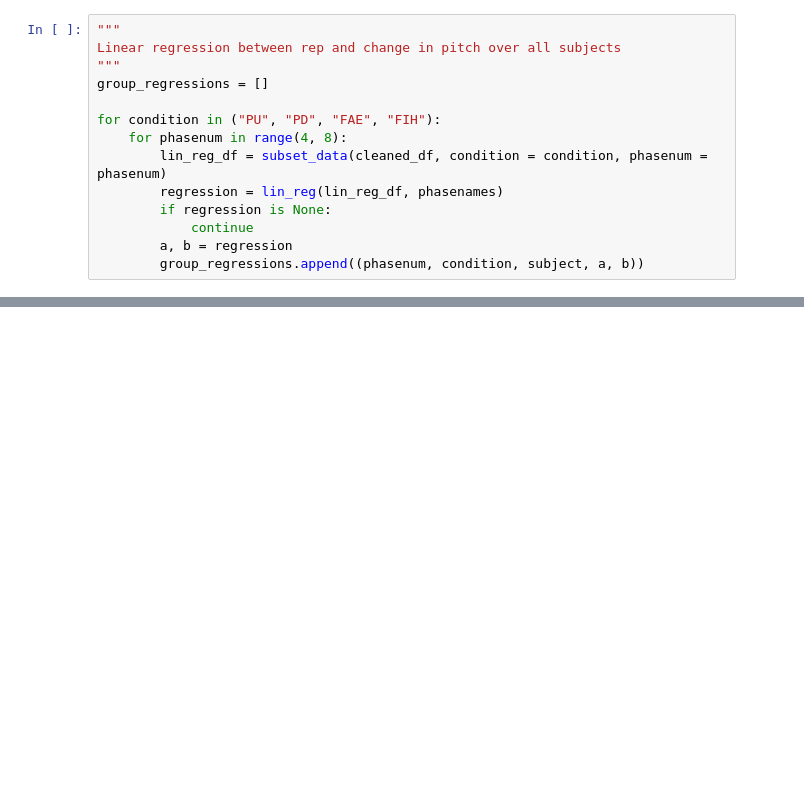
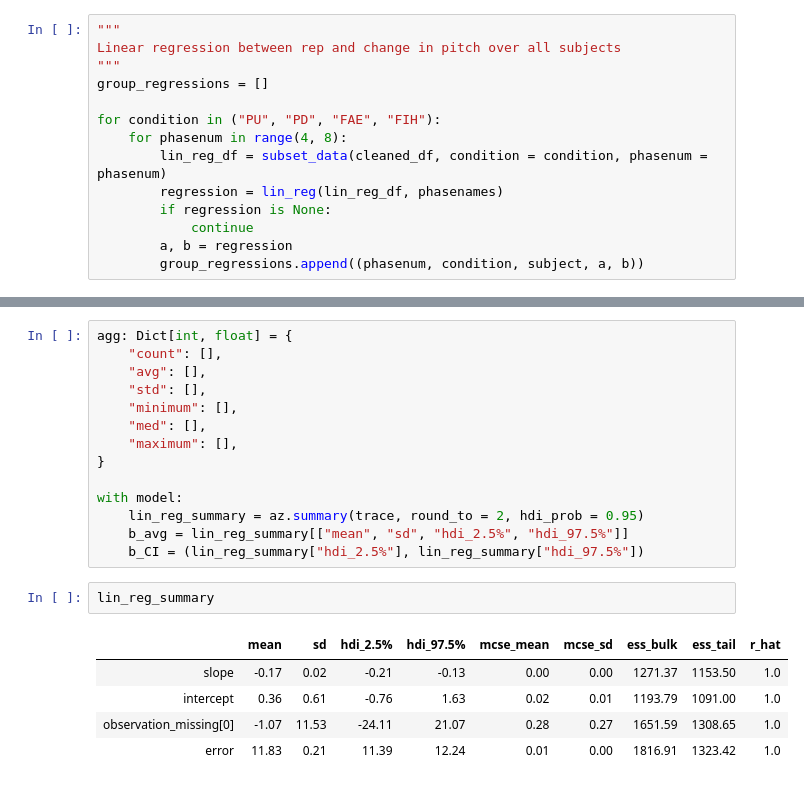
Before and after one commit to letitiayhho/feedback-alteration, a Jupyter notebook: analysis.ipynb, the cells around one changed output, grey strips where cells are left out. Saved outputs shown, nothing was run; the diff lists cells and outputs as text; blank space fills up the shorter version.

```diff
--- a/analysis.ipynb
+++ b/analysis.ipynb
@@ -315,0 +307,22 @@ AttributeError: 'LinearRegression' object has no attribute 'summary_'
+# %%
+agg: Dict[int, float] = {
+    "count": [],
+    "avg": [],
+    "std": [],
+    "minimum": [],
+    "med": [],
+    "maximum": [],
+}
+
+with model:
+    lin_reg_summary = az.summary(trace, round_to = 2, hdi_prob = 0.95)
+    b_avg = lin_reg_summary[["mean", "sd", "hdi_2.5%", "hdi_97.5%"]]
+    b_CI = (lin_reg_summary["hdi_2.5%"], lin_reg_summary["hdi_97.5%"])
+# %%
+lin_reg_summary
+# %% [output]
+|  | mean | sd | hdi_2.5% | hdi_97.5% | mcse_mean | mcse_sd | ess_bulk | ess_tail | r_hat |
+| slope | -0.17 | 0.02 | -0.21 | -0.13 | 0.00 | 0.00 | 1271.37 | 1153.50 | 1.0 |
+| intercept | 0.36 | 0.61 | -0.76 | 1.63 | 0.02 | 0.01 | 1193.79 | 1091.00 | 1.0 |
+| observation_missing[0] | -1.07 | 11.53 | -24.11 | 21.07 | 0.28 | 0.27 | 1651.59 | 1308.65 | 1.0 |
+| error | 11.83 | 0.21 | 11.39 | 12.24 | 0.01 | 0.00 | 1816.91 | 1323.42 | 1.0 |
```
Also changed, not shown: parts of 10 cells of this notebook.
